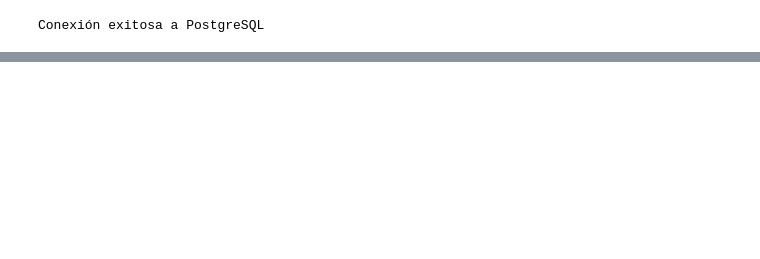
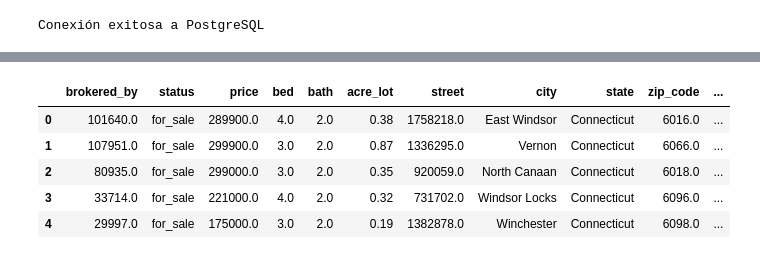
Before and after one commit to bricj/MLOPS_PUJ_Workspace, a Jupyter notebook: ProyectoFinal/jupyter/app/notebooks/EDA.ipynb, the cells around one changed output, grey strips where cells are left out. Cells and saved outputs as stored; diff of their text form; code cells hidden in the pictures; blank space fills up the shorter version.

```diff
--- a/ProyectoFinal/jupyter/app/notebooks/EDA.ipynb
+++ b/ProyectoFinal/jupyter/app/notebooks/EDA.ipynb
@@ -174,0 +114,28 @@ Conexión exitosa a PostgreSQL
+# %%
+# Validar estructura
+
+import os
+import json
+
+# Ruta a la carpeta
+carpeta = "./data"
+
+# Recorremos todos los archivos .json
+for nombre_archivo in os.listdir(carpeta):
+    if nombre_archivo.endswith(".json"):
+        ruta_completa = os.path.join(carpeta, nombre_archivo)
+        try:
+            with open(ruta_completa, "r", encoding="utf-8") as f:
+                json_data = json.load(f)
+
+                # Entrar a la llave 'data'
+                tabla = json_data.get("data", [])
+
+                if isinstance(tabla, list) and len(tabla) > 0 and isinstance(tabla[0], dict):
+                    columnas = list(tabla[0].keys())
+                else:
+                    columnas = "Formato no reconocido o 'data' vacía"
+
+                print(f"{nombre_archivo}: {columnas}")
+        except Exception as e:
+            print(f"Error al procesar {nombre_archivo}: {e}")
@@ -174,0 +155,7 @@ Conexión exitosa a PostgreSQL
+# %%
+filename = './data/group_1_data.json'
+
+with open(filename, 'r', encoding='utf-8') as f:
+    json_file = json.load(f)
+
+tabla_json = json_file.get("data", [])
@@ -174,0 +165,2 @@ Conexión exitosa a PostgreSQL
+# %%
+df = pd.DataFrame(tabla_json)
@@ -174,0 +199,9 @@ Conexión exitosa a PostgreSQL
+# %%
+df.head()
+# %% [output]
+|  | brokered_by | status | price | bed | bath | acre_lot | street | city | state | zip_code | ... |
+| 0 | 101640.0 | for_sale | 289900.0 | 4.0 | 2.0 | 0.38 | 1758218.0 | East Windsor | Connecticut | 6016.0 | ... |
+| 1 | 107951.0 | for_sale | 299900.0 | 3.0 | 2.0 | 0.87 | 1336295.0 | Vernon | Connecticut | 6066.0 | ... |
+| 2 | 80935.0 | for_sale | 299000.0 | 3.0 | 2.0 | 0.35 | 920059.0 | North Canaan | Connecticut | 6018.0 | ... |
+| 3 | 33714.0 | for_sale | 221000.0 | 4.0 | 2.0 | 0.32 | 731702.0 | Windsor Locks | Connecticut | 6096.0 | ... |
+| 4 | 29997.0 | for_sale | 175000.0 | 3.0 | 2.0 | 0.19 | 1382878.0 | Winchester | Connecticut | 6098.0 | ... |
```
Also changed, not shown: parts of 41 cells of this notebook, 7 other files.
